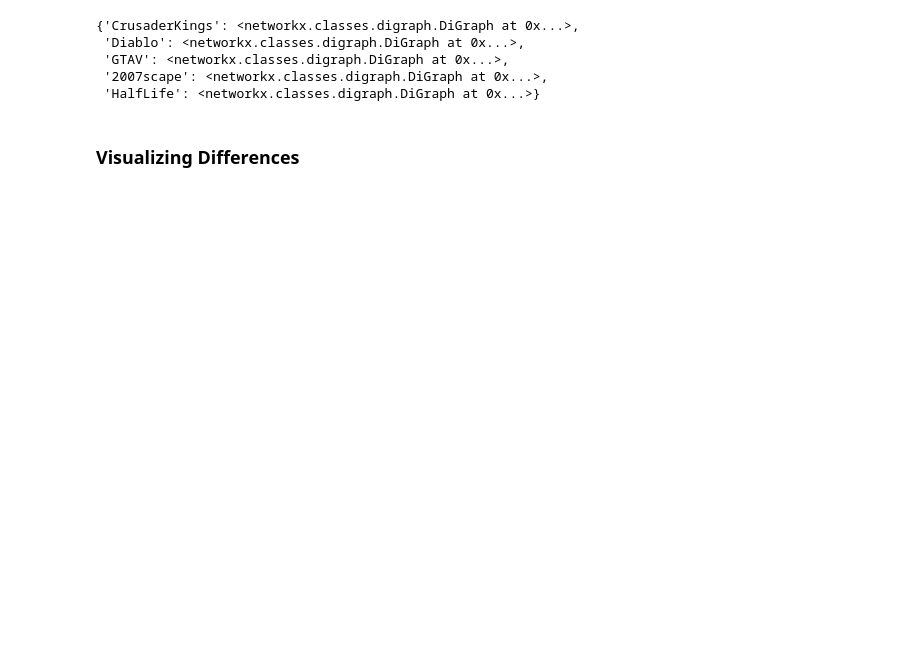
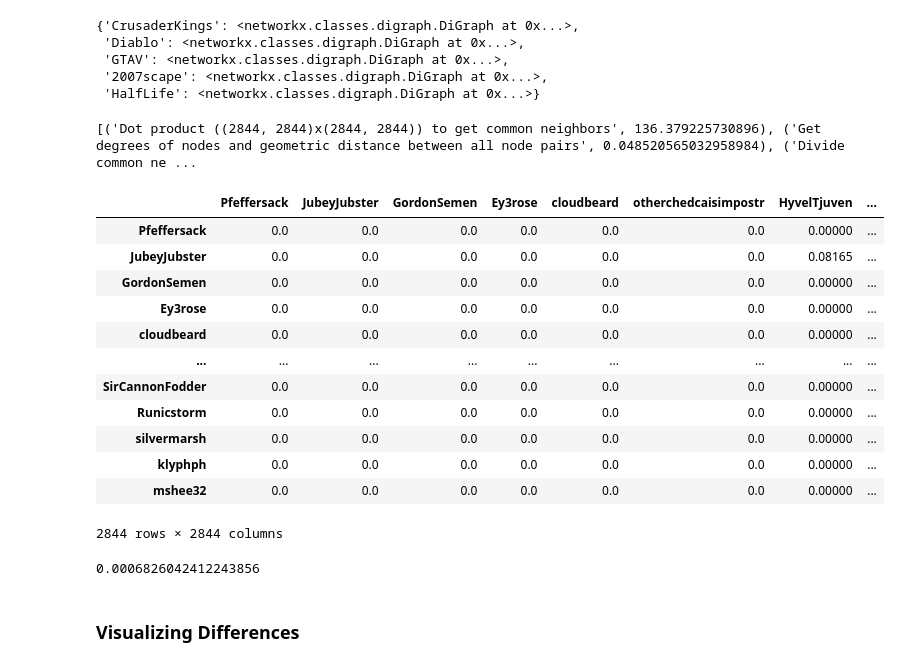
Before and after one commit to ruskirin/reddit-assortativity-analysis, a Jupyter notebook: non-political-subreddits-analysis.ipynb, the cells around one changed output. Drawn from its saved outputs; the diff is of its cells as text; code cells hidden in the pictures; blank space fills up the shorter version.

```diff
--- a/non-political-subreddits-analysis.ipynb
+++ b/non-political-subreddits-analysis.ipynb
@@ -206,3 +204,25 @@ a.cosine_similarity(n['Diablo'])
+# %%
+csim = a.cosine_similarity(n['HalfLife'])
+csim
+# %% [output]
+[('Dot product ((2844, 2844)x(2844, 2844)) to get common neighbors', 136.379225730896), ('Get degrees of nodes and geometric distance between all node pairs', 0.048520565032958984), ('Divide common ne ...
+|  | Pfeffersack | JubeyJubster | GordonSemen | Ey3rose | cloudbeard | otherchedcaisimpostr | HyvelTjuven | ... |
+| Pfeffersack | 0.0 | 0.0 | 0.0 | 0.0 | 0.0 | 0.0 | 0.00000 | ... |
+| JubeyJubster | 0.0 | 0.0 | 0.0 | 0.0 | 0.0 | 0.0 | 0.08165 | ... |
+| GordonSemen | 0.0 | 0.0 | 0.0 | 0.0 | 0.0 | 0.0 | 0.00000 | ... |
+| Ey3rose | 0.0 | 0.0 | 0.0 | 0.0 | 0.0 | 0.0 | 0.00000 | ... |
+| cloudbeard | 0.0 | 0.0 | 0.0 | 0.0 | 0.0 | 0.0 | 0.00000 | ... |
+| ... | ... | ... | ... | ... | ... | ... | ... | ... |
+| SirCannonFodder | 0.0 | 0.0 | 0.0 | 0.0 | 0.0 | 0.0 | 0.00000 | ... |
+| Runicstorm | 0.0 | 0.0 | 0.0 | 0.0 | 0.0 | 0.0 | 0.00000 | ... |
+| silvermarsh | 0.0 | 0.0 | 0.0 | 0.0 | 0.0 | 0.0 | 0.00000 | ... |
+| klyphph | 0.0 | 0.0 | 0.0 | 0.0 | 0.0 | 0.0 | 0.00000 | ... |
+| mshee32 | 0.0 | 0.0 | 0.0 | 0.0 | 0.0 | 0.0 | 0.00000 | ... |
+2844 rows × 2844 columns
+# %%
+csim.mean().mean()
+# %% [output]
+0.0006826042412243856
 # %% [markdown]
 ### Visualizing Differences
 # %%
```
Also changed, not shown: parts of 2 cells of this notebook, 2 other files.
